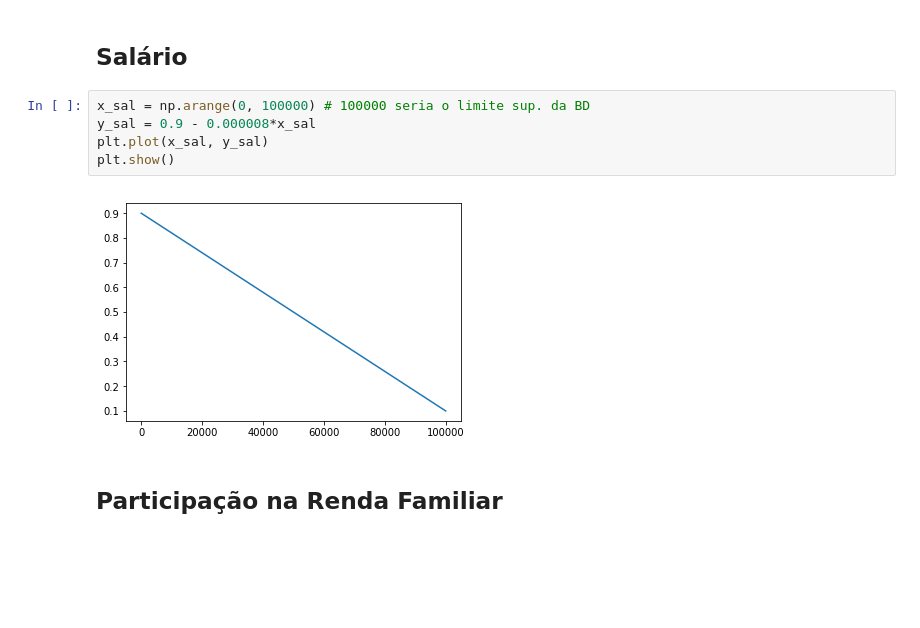
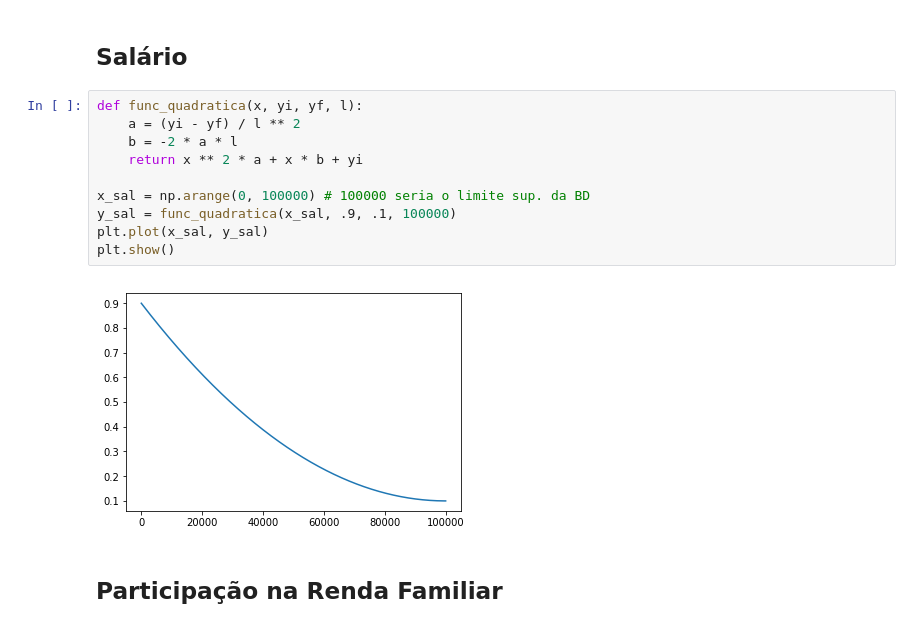
Before and after one commit to kiq005/AM-Demissao, a Jupyter notebook: Funções Base.ipynb, the cells around one changed output. Drawn from its saved outputs; the diff is of its cells as text; blank space fills up the shorter version.

```diff
--- a/Funções Base.ipynb
+++ b/Funções Base.ipynb
@@ -25,12 +25,17 @@ plt.show()
 # %% [markdown]
 ## Salário
 # %%
+def func_quadratica(x, yi, yf, l):
+    a = (yi - yf) / l ** 2
+    b = -2 * a * l
+    return x ** 2 * a + x * b + yi
+
 x_sal = np.arange(0, 100000) # 100000 seria o limite sup. da BD
-y_sal = 0.9 - 0.000008*x_sal
+y_sal = func_quadratica(x_sal, .9, .1, 100000)
 plt.plot(x_sal, y_sal)
 plt.show()
 # %% [output]
-[figure, old version]
+[figure, new version]
 # %% [markdown]
 ## Participação na Renda Familiar
 # %%
```
